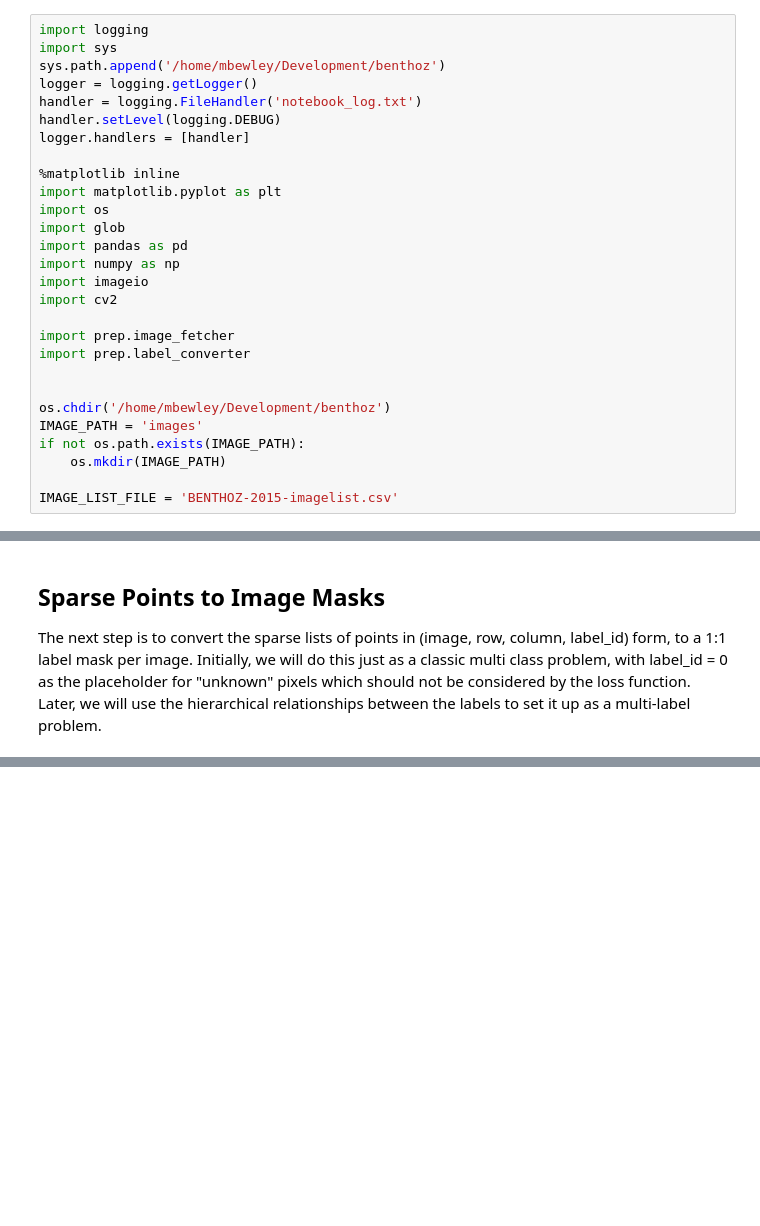
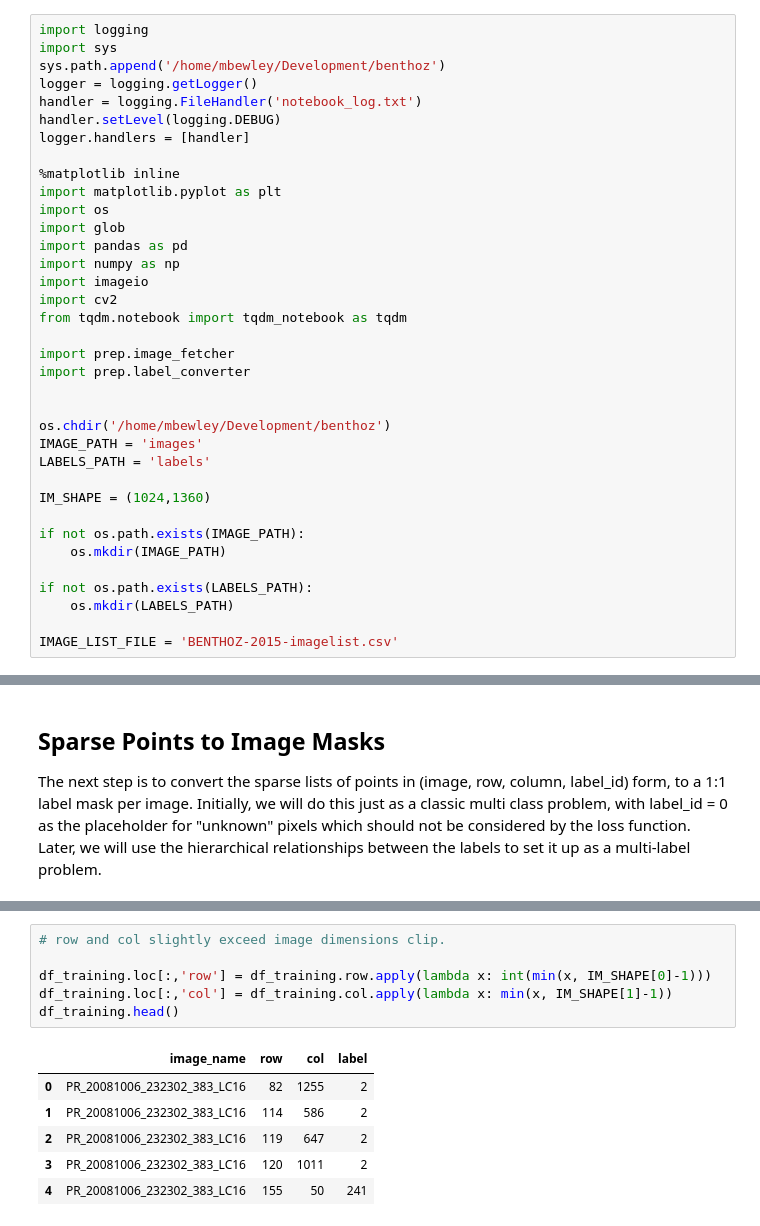
Before and after one commit to mbewley/benthoz, a Jupyter notebook: prepare_dataset.ipynb, the cells around one changed output, grey strips where cells are left out. Saved outputs shown, nothing was run; the diff lists cells and outputs as text; blank space fills up the shorter version.

```diff
--- a/prepare_dataset.ipynb
+++ b/prepare_dataset.ipynb
@@ -15,6 +15,7 @@ import pandas as pd
 import numpy as np
 import imageio
 import cv2
+from tqdm.notebook import tqdm_notebook as tqdm
 
 import prep.image_fetcher
 import prep.label_converter
@@ -22,7 +23,14 @@ import prep.label_converter
 
 os.chdir('/home/mbewley/Development/benthoz')
 IMAGE_PATH = 'images'
+LABELS_PATH = 'labels'
+
+IM_SHAPE = (1024,1360)
+
 if not os.path.exists(IMAGE_PATH):
     os.mkdir(IMAGE_PATH)
 
+if not os.path.exists(LABELS_PATH):
+    os.mkdir(LABELS_PATH)
+
 IMAGE_LIST_FILE = 'BENTHOZ-2015-imagelist.csv'
@@ -142,0 +303,13 @@ def long_labels_to_multilabel_masks(rows, cols, label_ids, im_shape):
+# %%
+# row and col slightly exceed image dimensions clip.
+
+df_training.loc[:,'row'] = df_training.row.apply(lambda x: int(min(x, IM_SHAPE[0]-1)))
+df_training.loc[:,'col'] = df_training.col.apply(lambda x: min(x, IM_SHAPE[1]-1))
+df_training.head()
+# %% [output]
+|  | image_name | row | col | label |
+| 0 | PR_20081006_232302_383_LC16 | 82 | 1255 | 2 |
+| 1 | PR_20081006_232302_383_LC16 | 114 | 586 | 2 |
+| 2 | PR_20081006_232302_383_LC16 | 119 | 647 | 2 |
+| 3 | PR_20081006_232302_383_LC16 | 120 | 1011 | 2 |
+| 4 | PR_20081006_232302_383_LC16 | 155 | 50 | 241 |
```
Also changed, not shown: parts of 21 cells of this notebook.
